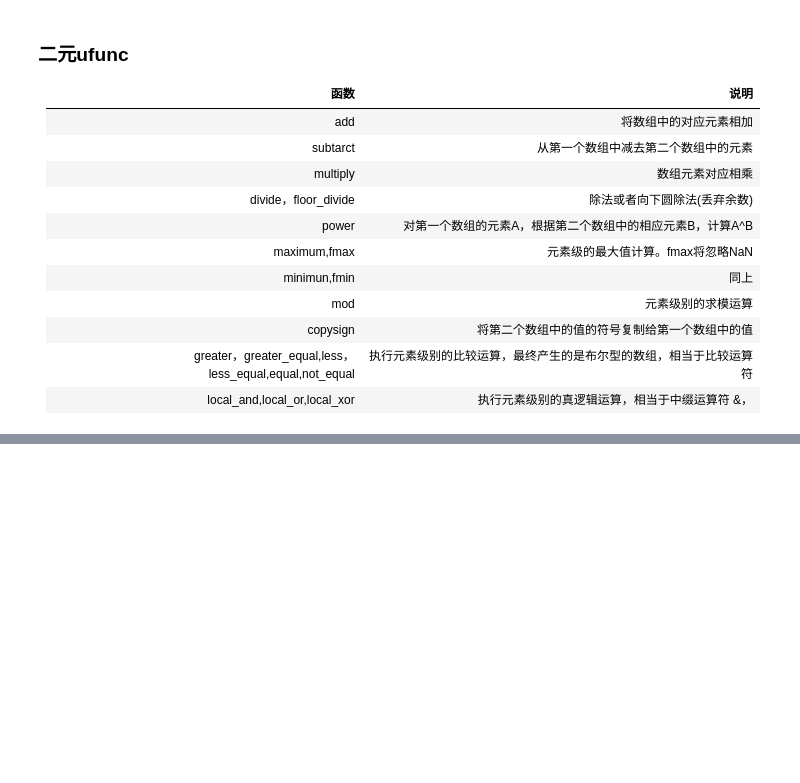
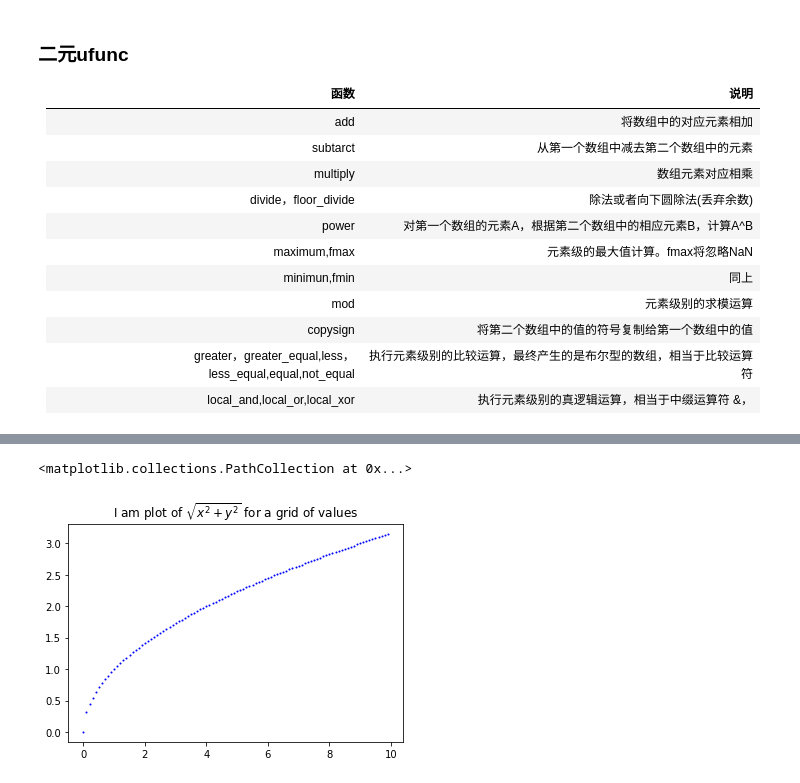
Before and after one commit to mushroomouou/Python, a Jupyter notebook: Day22.Numpy/Numpy笔记本.ipynb, the cells around one changed output, grey strips where cells are left out. Cells and saved outputs as stored; diff of their text form; code cells hidden in the pictures; blank space fills up the shorter version.

```diff
--- a/Day22.Numpy/Numpy笔记本.ipynb
+++ b/Day22.Numpy/Numpy笔记本.ipynb
@@ -352,0 +589,9 @@ array([[ 0,  1,  2,  3,  4,  5,  6,  7],
+# %%
+plt.title("I am plot of $\sqrt{x^2 + y^2}$ for a grid of values")
+x_values = np.arange(0,10,0.1)
+y_values = [x for x in x_values]
+z = np.sqrt(x_values)
+plt.scatter(x_values,z,edgecolors='blue',s=1)
+# %% [output]
+<matplotlib.collections.PathCollection at 0x...>
+[figure, added]
```
Also changed, not shown: parts of 54 cells of this notebook.
